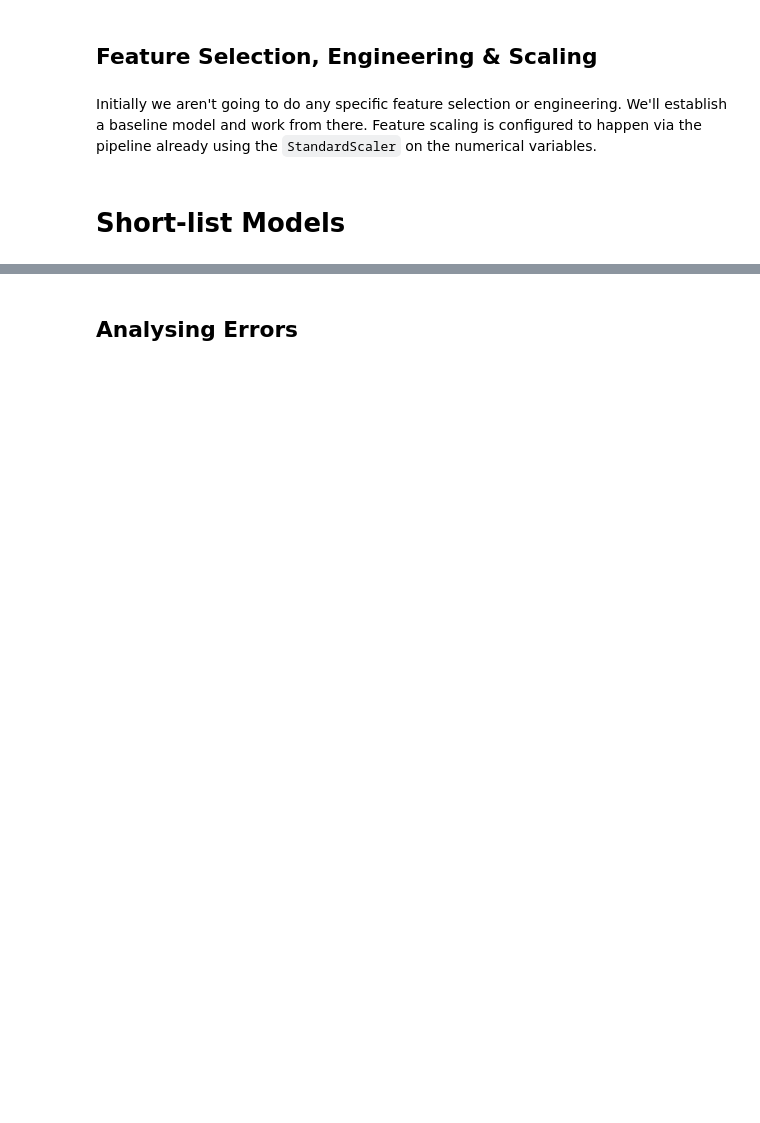
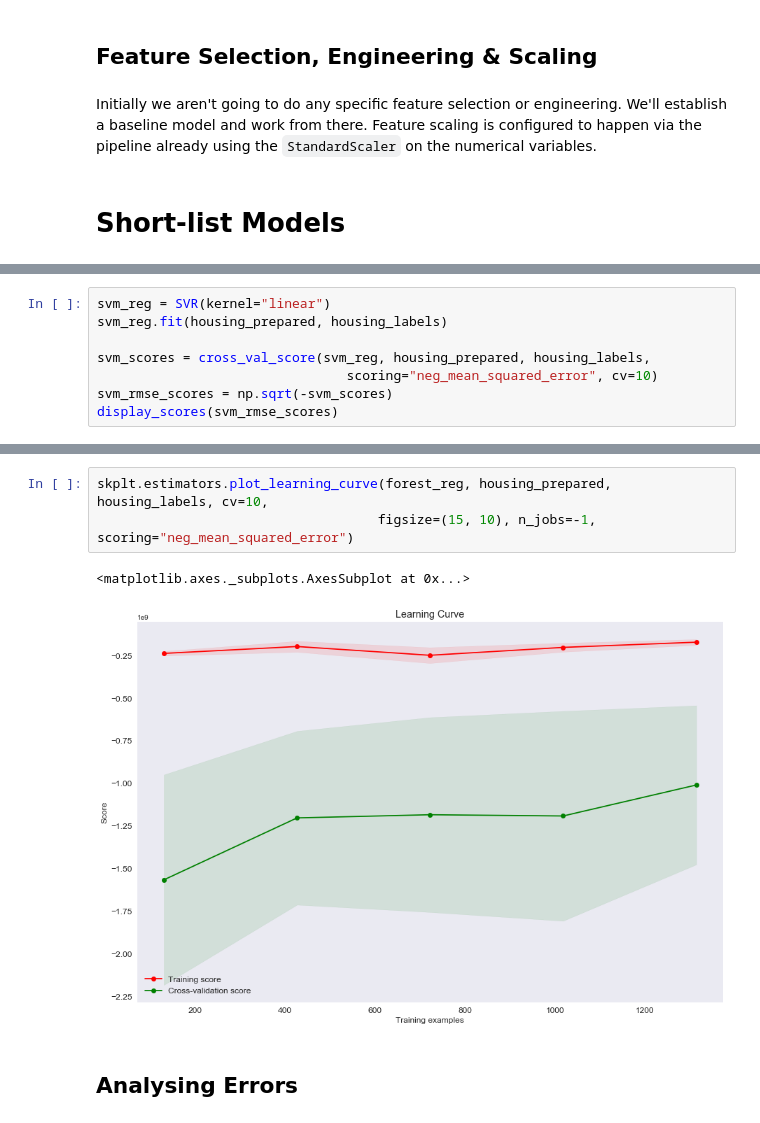
Before and after one commit to dorond/kaggle-house-prices-prediction, a Jupyter notebook: Housing Sale Price Prediction (Kaggle).ipynb, the cells around one changed output, grey strips where cells are left out. Saved outputs shown, nothing was run; the diff lists cells and outputs as text; blank space fills up the shorter version.

```diff
--- a/Housing Sale Price Prediction (Kaggle).ipynb
+++ b/Housing Sale Price Prediction (Kaggle).ipynb
@@ -934,0 +1108,8 @@ Initially we aren't going to do any specific feature selection or engineering. W
+# %%
+svm_reg = SVR(kernel="linear")
+svm_reg.fit(housing_prepared, housing_labels)
+
+svm_scores = cross_val_score(svm_reg, housing_prepared, housing_labels,
+                                scoring="neg_mean_squared_error", cv=10)
+svm_rmse_scores = np.sqrt(-svm_scores)
+display_scores(svm_rmse_scores)
@@ -935,2 +1167,8 @@ Initially we aren't going to do any specific feature selection or engineering. W
+# %%
+skplt.estimators.plot_learning_curve(forest_reg, housing_prepared, housing_labels, cv=10,
+                                    figsize=(15, 10), n_jobs=-1, scoring="neg_mean_squared_error")
+# %% [output]
+<matplotlib.axes._subplots.AxesSubplot at 0x...>
+[figure, added]
 # %% [markdown]
 ## Analysing Errors
```
Also changed, not shown: parts of 90 cells of this notebook, 3 other files.
